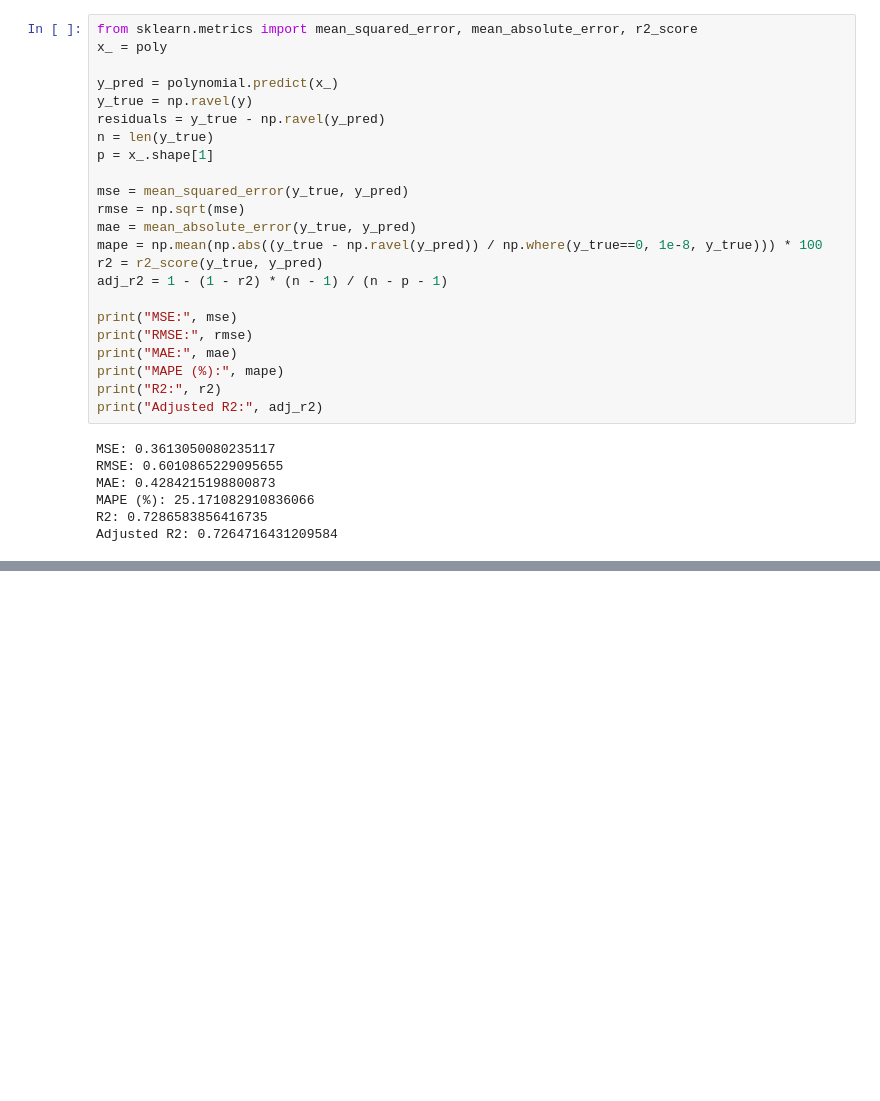
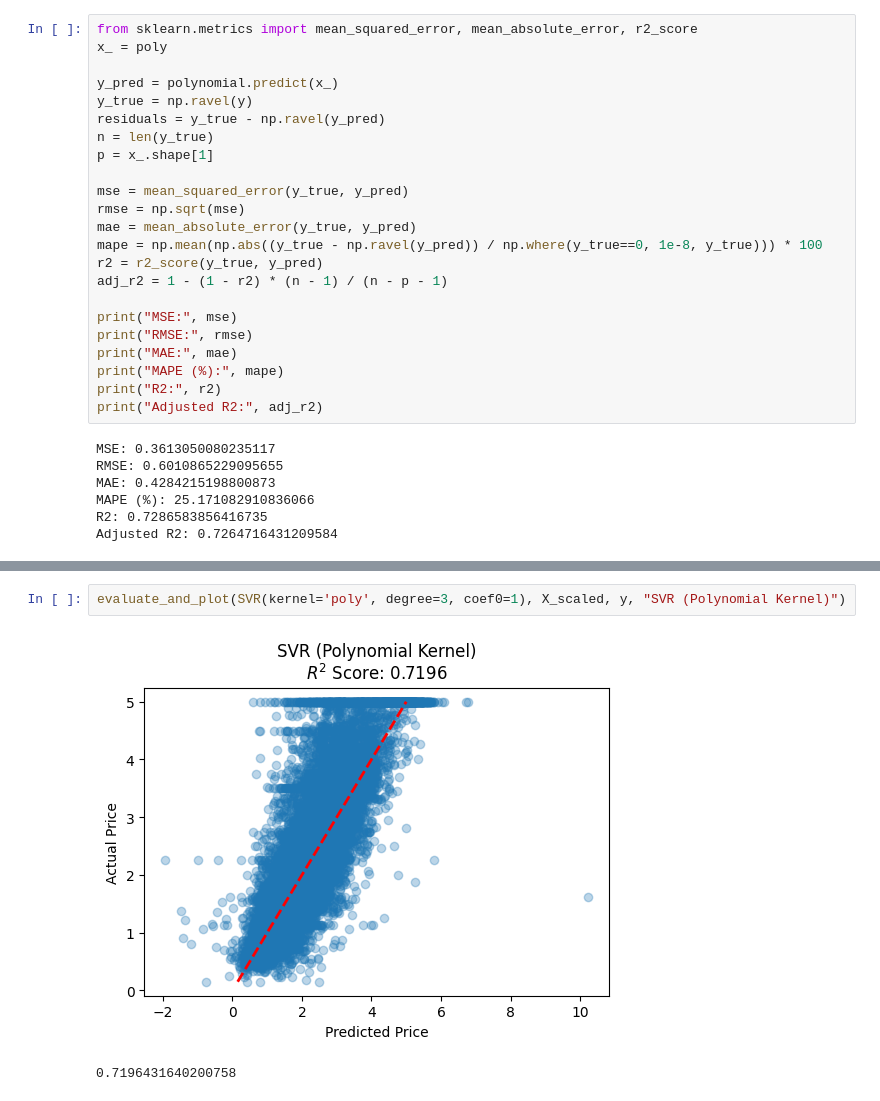
Before and after one commit to BUSH222/misis_ml_course_sem6, a Jupyter notebook: ML1.3 real regression/1.3.ipynb, the cells around one changed output, grey strips where cells are left out. Cells and saved outputs as stored; diff of their text form; blank space fills up the shorter version.

```diff
--- a/ML1.3 real regression/1.3.ipynb
+++ b/ML1.3 real regression/1.3.ipynb
@@ -162,0 +200,5 @@ Adjusted R2: 0.7264716431209584
+# %%
+evaluate_and_plot(SVR(kernel='poly', degree=3, coef0=1), X_scaled, y, "SVR (Polynomial Kernel)")
+# %% [output]
+[figure, added]
+0.7196431640200758
```
Also changed, not shown: parts of 13 cells of this notebook.
